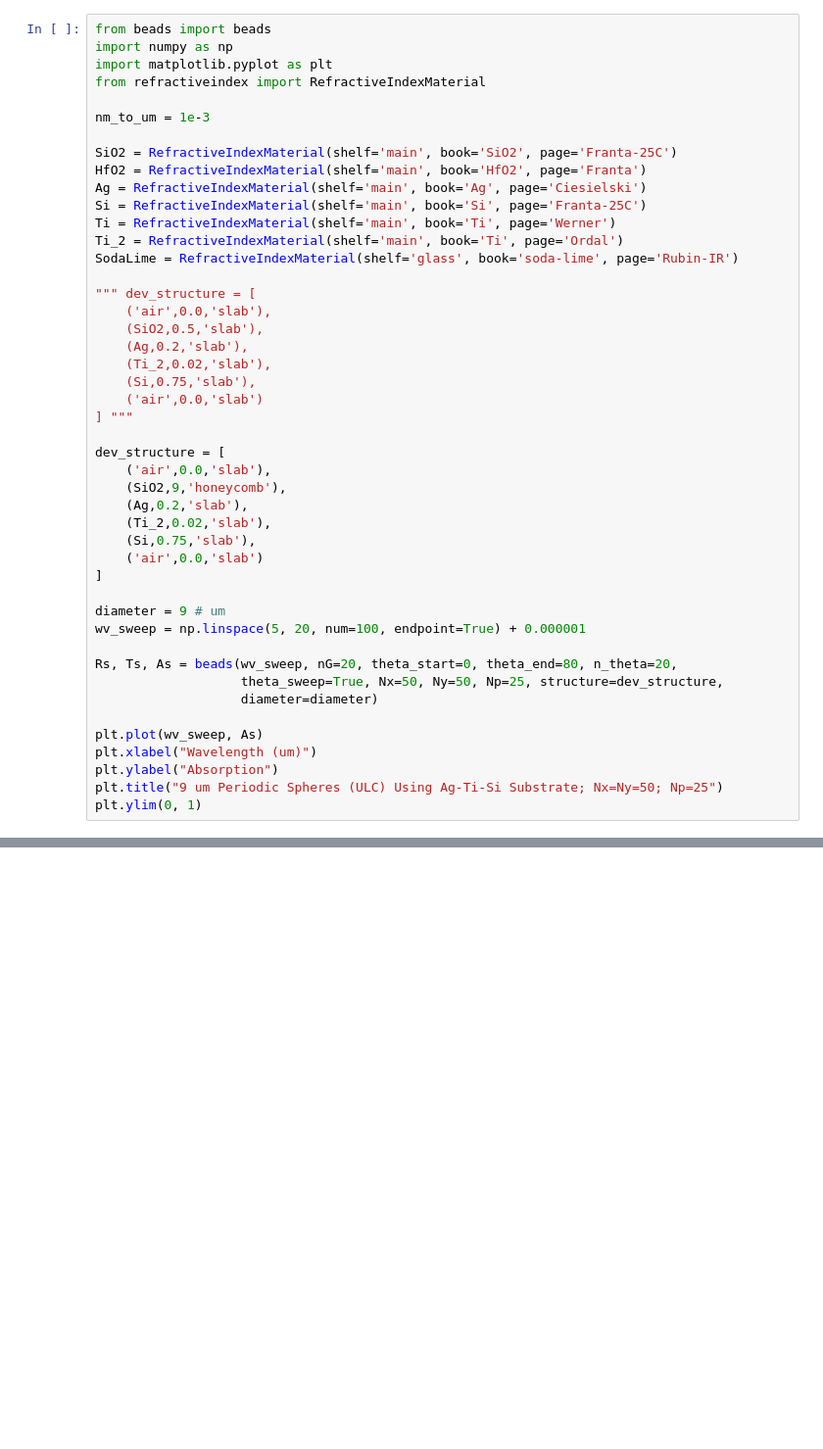
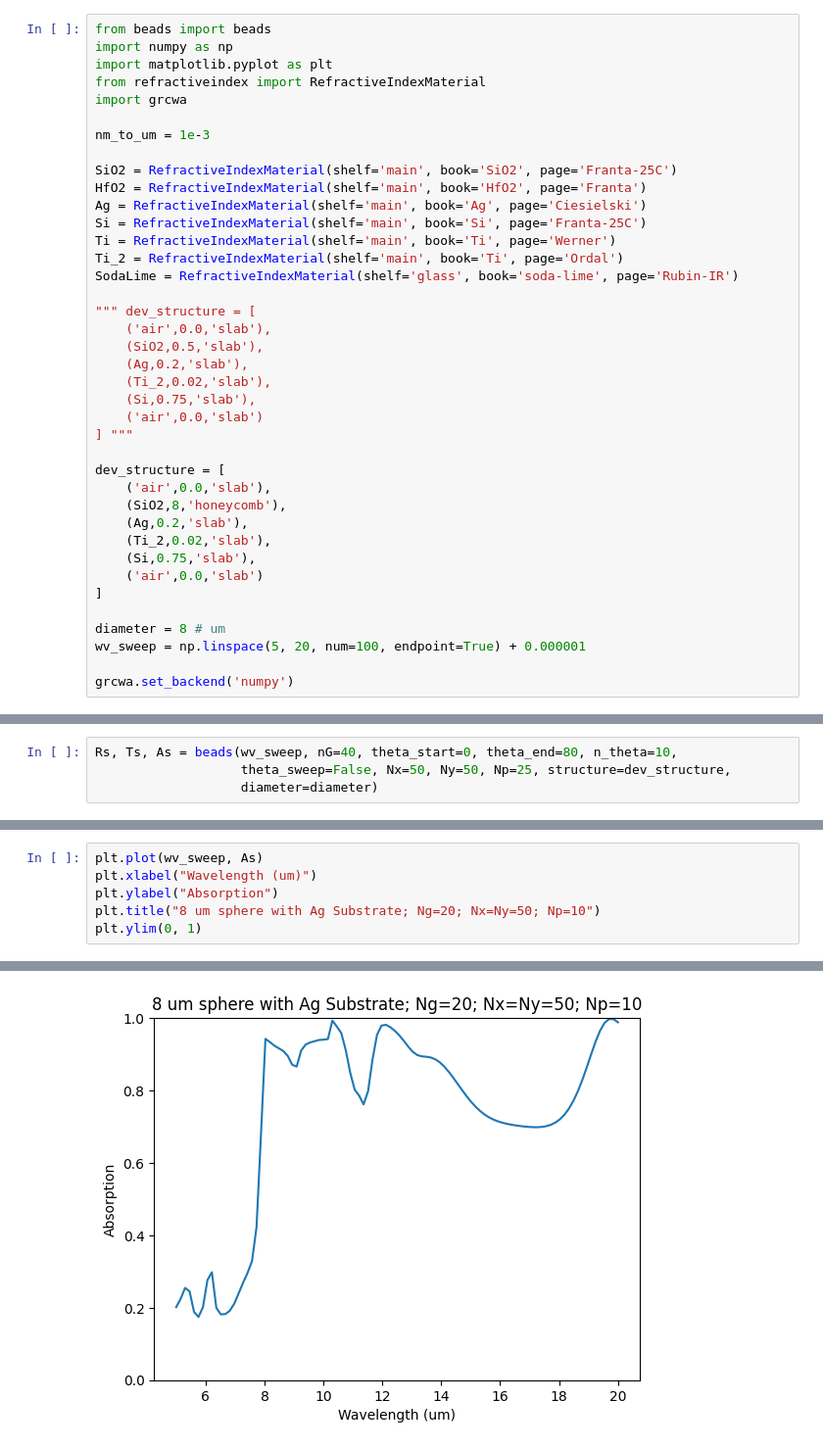
Before and after one commit to YoungeonLee/GPU-Acc-PRCWA, a Jupyter notebook: notebook.ipynb, the cells around one changed output, grey strips where cells are left out. Shown at 98% size. Drawn from its saved outputs; the diff is of its cells as text; blank space fills up the shorter version.

```diff
--- a/notebook.ipynb
+++ b/notebook.ipynb
@@ -3,6 +5,7 @@ from beads import beads
 import numpy as np
 import matplotlib.pyplot as plt
 from refractiveindex import RefractiveIndexMaterial
+import grcwa
 
 nm_to_um = 1e-3
 
@@ -25,22 +28,14 @@ SodaLime = RefractiveIndexMaterial(shelf='glass', book='soda-lime', page='Rubin-
 
 dev_structure = [
     ('air',0.0,'slab'),
-    (SiO2,9,'honeycomb'),
+    (SiO2,8,'honeycomb'),
     (Ag,0.2,'slab'),
     (Ti_2,0.02,'slab'),
     (Si,0.75,'slab'),
     ('air',0.0,'slab')
 ]
 
-diameter = 9 # um
+diameter = 8 # um
 wv_sweep = np.linspace(5, 20, num=100, endpoint=True) + 0.000001
 
-Rs, Ts, As = beads(wv_sweep, nG=20, theta_start=0, theta_end=80, n_theta=20,
-                   theta_sweep=True, Nx=50, Ny=50, Np=25, structure=dev_structure,
-                   diameter=diameter)
-
-plt.plot(wv_sweep, As)
-plt.xlabel("Wavelength (um)")
-plt.ylabel("Absorption")
-plt.title("9 um Periodic Spheres (ULC) Using Ag-Ti-Si Substrate; Nx=Ny=50; Np=25")
-plt.ylim(0, 1)
+grcwa.set_backend('numpy')
@@ -69,0 +42,4 @@ theta 19
+# %%
+Rs, Ts, As = beads(wv_sweep, nG=40, theta_start=0, theta_end=80, n_theta=10,
+                   theta_sweep=False, Nx=50, Ny=50, Np=25, structure=dev_structure,
+                   diameter=diameter)
@@ -69,0 +48,7 @@ theta 19
+# %%
+plt.plot(wv_sweep, As)
+plt.xlabel("Wavelength (um)")
+plt.ylabel("Absorption")
+plt.title("8 um sphere with Ag Substrate; Ng=20; Nx=Ny=50; Np=10")
+plt.ylim(0, 1)
+# %% [output]
@@ -69,0 +56 @@ theta 19
+[figure, added]
```
Also changed, not shown: parts of 19 cells of this notebook, 4 other files.
